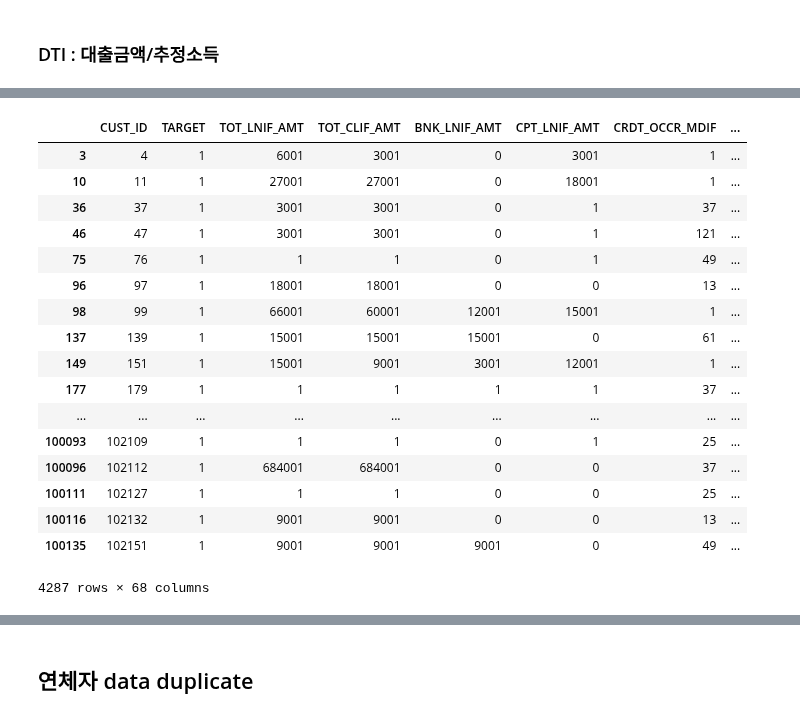
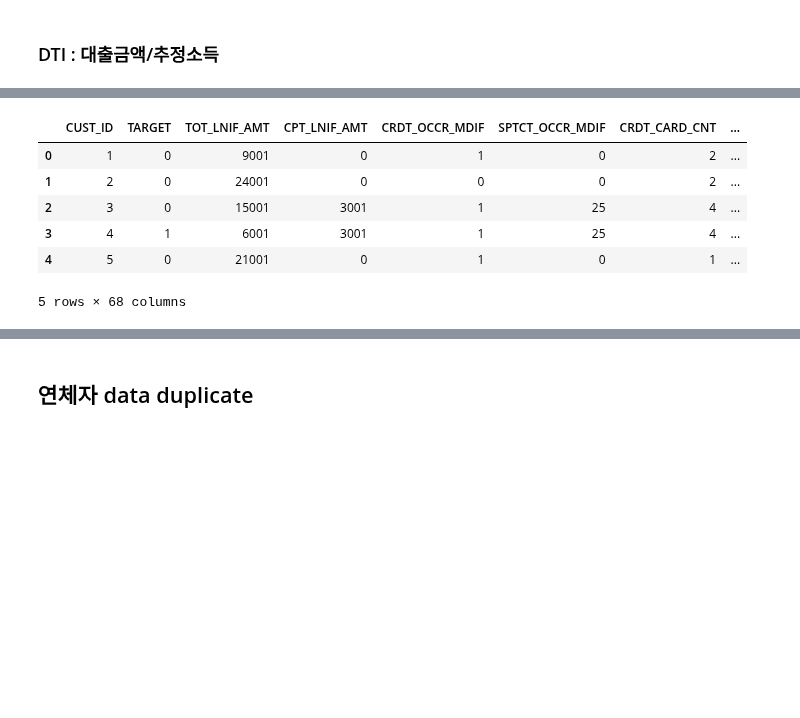
Before and after one commit to woosa7/PythonDataAnalytics, a Jupyter notebook: BigContest/kmu_big_03.ipynb, the cells around one changed output, grey strips where cells are left out. Saved outputs shown, nothing was run; the diff lists cells and outputs as text; code cells hidden in the pictures; blank space fills up the shorter version.

```diff
--- a/BigContest/kmu_big_03.ipynb
+++ b/BigContest/kmu_big_03.ipynb
@@ -72,24 +59,17 @@ cust[['CUST_JOB_INCM', 'TOT_LNIF_AMT']].head()
-# %%
-cust[cust['TARGET'] == 1]
-# %% [output]
-|  | CUST_ID | TARGET | TOT_LNIF_AMT | TOT_CLIF_AMT | BNK_LNIF_AMT | CPT_LNIF_AMT | CRDT_OCCR_MDIF | ... |
-| 3 | 4 | 1 | 6001 | 3001 | 0 | 3001 | 1 | ... |
-| 10 | 11 | 1 | 27001 | 27001 | 0 | 18001 | 1 | ... |
-| 36 | 37 | 1 | 3001 | 3001 | 0 | 1 | 37 | ... |
-| 46 | 47 | 1 | 3001 | 3001 | 0 | 1 | 121 | ... |
-| 75 | 76 | 1 | 1 | 1 | 0 | 1 | 49 | ... |
-| 96 | 97 | 1 | 18001 | 18001 | 0 | 0 | 13 | ... |
-| 98 | 99 | 1 | 66001 | 60001 | 12001 | 15001 | 1 | ... |
-| 137 | 139 | 1 | 15001 | 15001 | 15001 | 0 | 61 | ... |
-| 149 | 151 | 1 | 15001 | 9001 | 3001 | 12001 | 1 | ... |
-| 177 | 179 | 1 | 1 | 1 | 1 | 1 | 37 | ... |
-| ... | ... | ... | ... | ... | ... | ... | ... | ... |
-| 100093 | 102109 | 1 | 1 | 1 | 0 | 1 | 25 | ... |
-| 100096 | 102112 | 1 | 684001 | 684001 | 0 | 0 | 37 | ... |
-| 100111 | 102127 | 1 | 1 | 1 | 0 | 0 | 25 | ... |
-| 100116 | 102132 | 1 | 9001 | 9001 | 0 | 0 | 13 | ... |
-| 100135 | 102151 | 1 | 9001 | 9001 | 9001 | 0 | 49 | ... |
-4287 rows × 68 columns
+# %%
+dti = pd.Series(np.round(cust['TOT_LNIF_AMT'] / cust['CUST_JOB_INCM'], 3))
+cust['DTI'] = dti
+cust = cust.replace(np.inf, np.nan)
+cust = cust.fillna(value=0)
+cust.head()
+# %% [output]
+|  | ﻿CUST_ID | TARGET | TOT_LNIF_AMT | CPT_LNIF_AMT | CRDT_OCCR_MDIF | SPTCT_OCCR_MDIF | CRDT_CARD_CNT | ... |
+| 0 | 1 | 0 | 9001 | 0 | 1 | 0 | 2 | ... |
+| 1 | 2 | 0 | 24001 | 0 | 0 | 0 | 2 | ... |
+| 2 | 3 | 0 | 15001 | 3001 | 1 | 25 | 4 | ... |
+| 3 | 4 | 1 | 6001 | 3001 | 1 | 25 | 4 | ... |
+| 4 | 5 | 0 | 21001 | 0 | 1 | 0 | 1 | ... |
+5 rows × 68 columns
 # %%
 # 연속형변수
 conti_var = cust.columns[cust.dtypes != 'object'].difference(['CUST_ID'])
```
Also changed, not shown: parts of 21 cells of this notebook, 6 other files.
